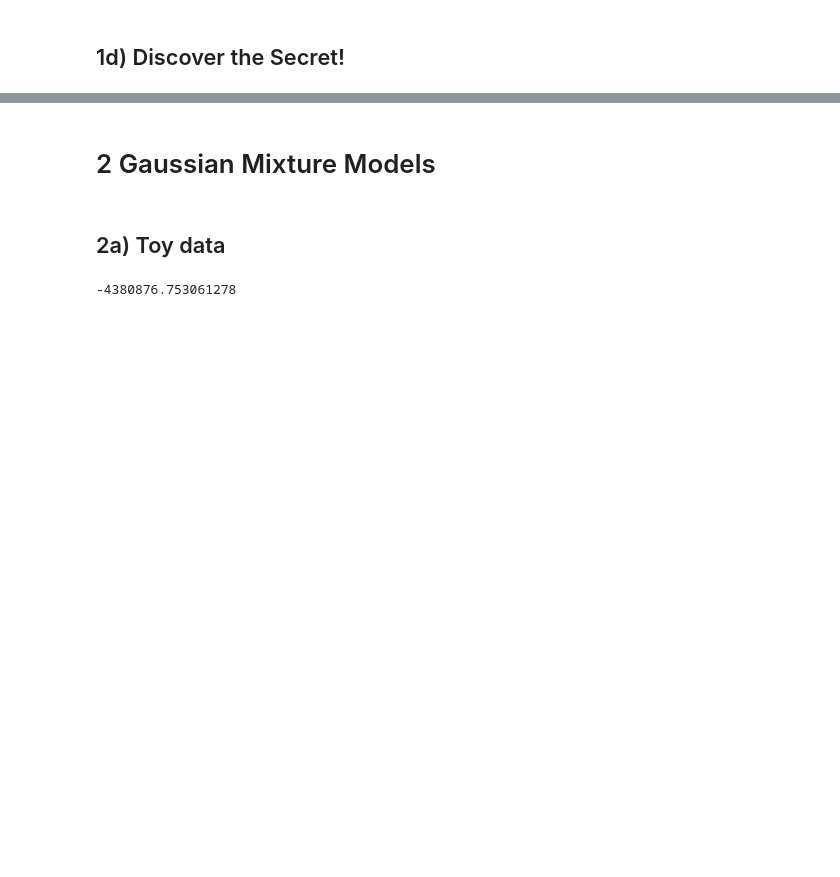
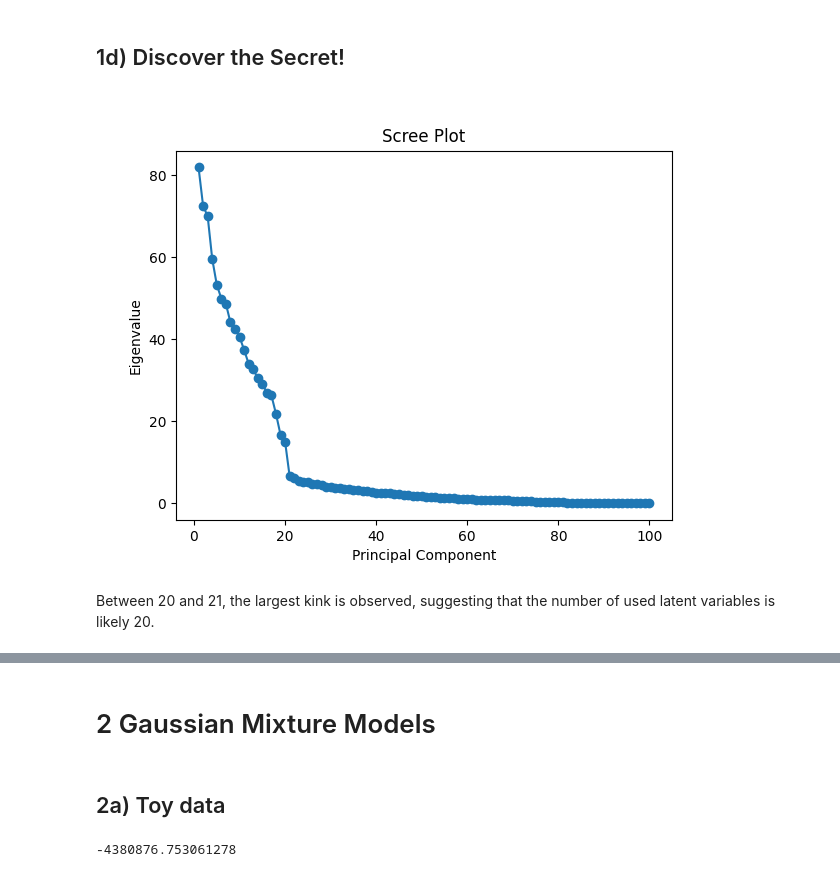
Before and after one commit to eelisee/IE-675b-Machine-Learning, a Jupyter notebook: a04-lvm/a04-lvm.ipynb, the cells around one changed output, grey strips where cells are left out. Drawn from its saved outputs; the diff is of its cells as text; code cells hidden in the pictures; blank space fills up the shorter version.

```diff
--- a/a04-lvm/a04-lvm.ipynb
+++ b/a04-lvm/a04-lvm.ipynb
@@ -285,7 +295,25 @@ np.float64(36325.13265668145)
 X = np.loadtxt("data/secret_ppca.csv", delimiter=",")
 # %%
 # Determine a suitable choice of L using a scree plot.
-# Your code here
+# Compute the eigenvalues of the covariance matrix of the training data
+cov_matrix = np.cov(X, rowvar=False)
+eigenvalues, _ = np.linalg.eigh(cov_matrix)
+
+# Sort eigenvalues in descending order
+eigenvalues = np.flip(np.sort(eigenvalues))
+
+# Plot the scree plot
+plt.figure()
+plt.plot(range(1, len(eigenvalues) + 1), eigenvalues, marker='o')
+plt.xlabel('Principal Component')
+plt.ylabel('Eigenvalue')
+plt.title('Scree Plot')
+plt.show()
+# %% [output]
+[figure, added]
+# %% [markdown]
+
+Between 20 and 21, the largest kink is observed, suggesting that the number of used latent variables is likely 20.
 # %%
 # Determine a suitable choice of L using validation data.
 split = len(X) * 3 // 4
```
Also changed, not shown: parts of 12 cells of this notebook.
